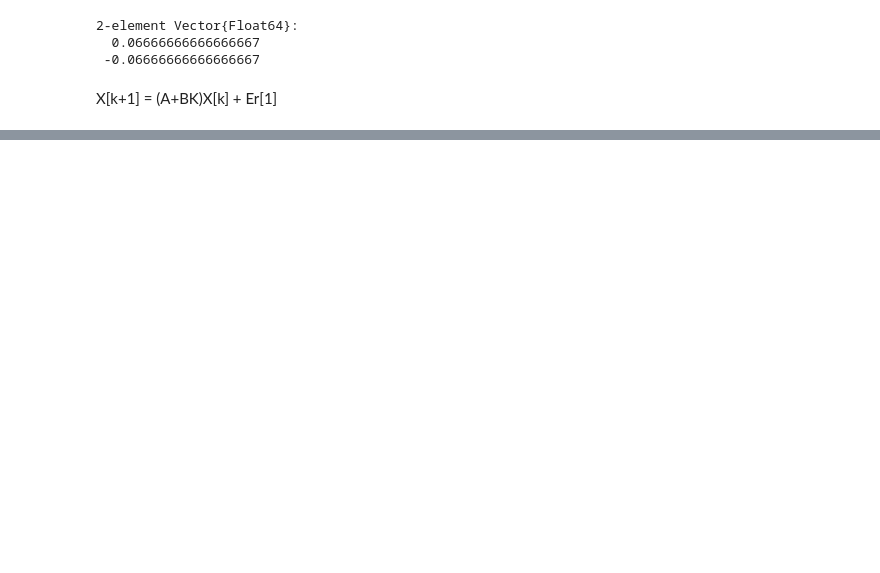
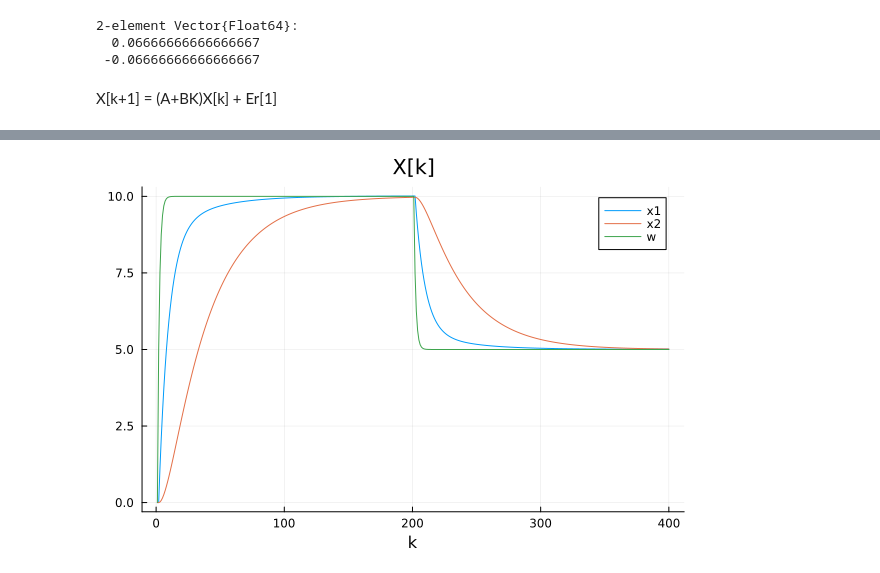
Before and after one commit to Nicholas-Wallace/Polyhedron, a Jupyter notebook: segref.ipynb, the cells around one changed output, grey strips where cells are left out. Cells and saved outputs as stored; diff of their text form; code cells hidden in the pictures; blank space fills up the shorter version.

```diff
--- a/segref.ipynb
+++ b/segref.ipynb
@@ -139,0 +147,10 @@ B_exp
+# %%
+xw = x2[1:2, :]
+xw = vcat(xw, x2[4, :]')
+
+plot(xw',
+     label=["x1" "x2" "w"],
+     xlabel="k",
+     title="X[k]")
+# %% [output]
+[figure, added]
```
Also changed, not shown: parts of 11 cells of this notebook, 1 other file.
